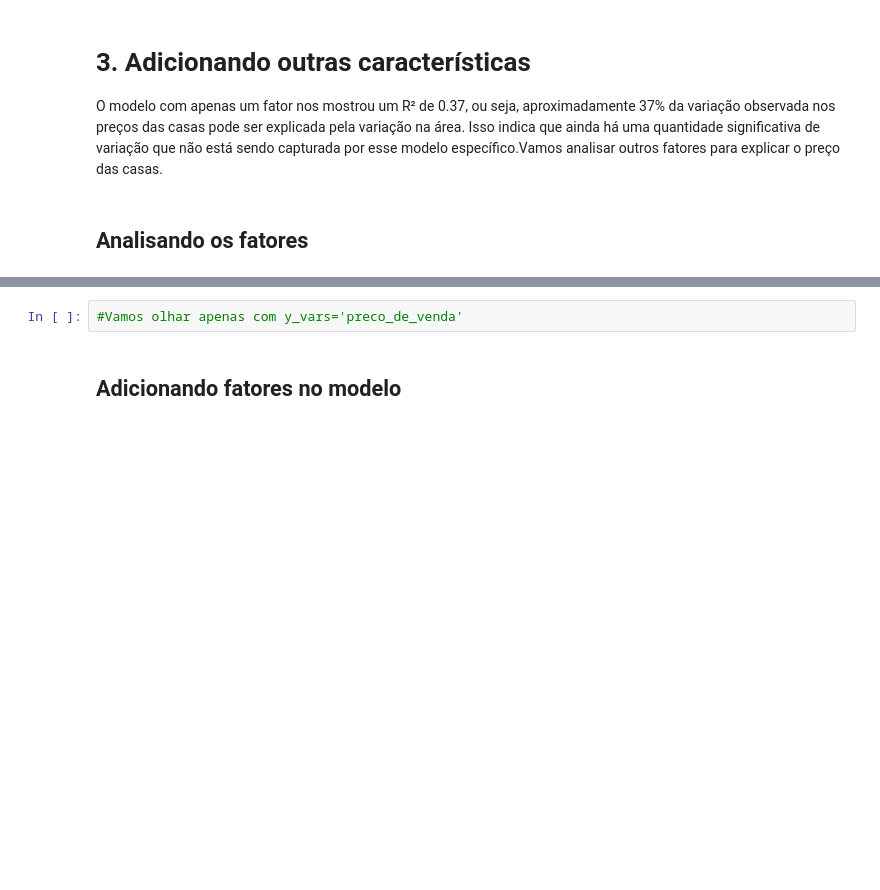
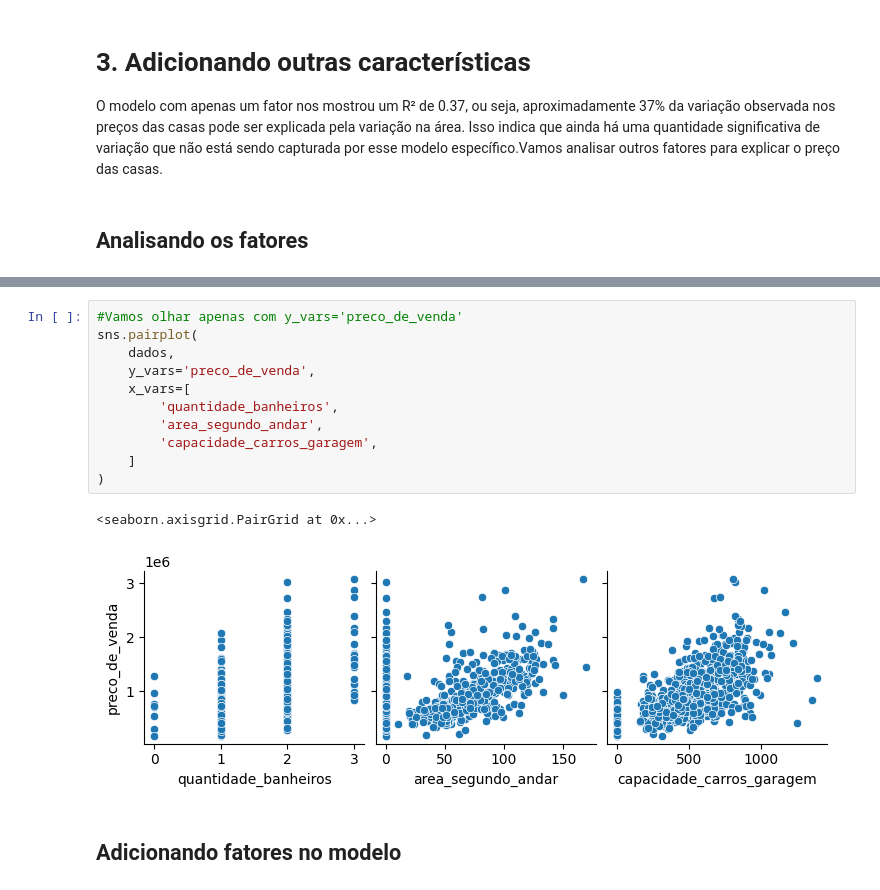
Before and after one commit to juliogazoli/alura-data-science-python-testando-relacoes-com-regressao-linear, a Jupyter notebook: [Aula_1]_Preços_de_Imóveis_Utilizando_Regressão_Linear.ipynb, the cells around one changed output, grey strips where cells are left out. Cells and saved outputs as stored; diff of their text form; blank space fills up the shorter version.

```diff
--- a/[Aula_1]_Preços_de_Imóveis_Utilizando_Regressão_Linear.ipynb
+++ b/[Aula_1]_Preços_de_Imóveis_Utilizando_Regressão_Linear.ipynb
@@ -281,5 +292,17 @@ Isso indica que ainda há uma quantidade significativa de variação que não es
 # %%
 #Vamos olhar apenas com y_vars='preco_de_venda'
+sns.pairplot(
+    dados,
+    y_vars='preco_de_venda',
+    x_vars=[
+        'quantidade_banheiros',
+        'area_segundo_andar',
+        'capacidade_carros_garagem',
+    ]
+)
+# %% [output]
+<seaborn.axisgrid.PairGrid at 0x...>
+[figure, added]
 # %% [markdown]
 ## Adicionando fatores no modelo
 # %%
```
Also changed, not shown: parts of 2 cells of this notebook.
